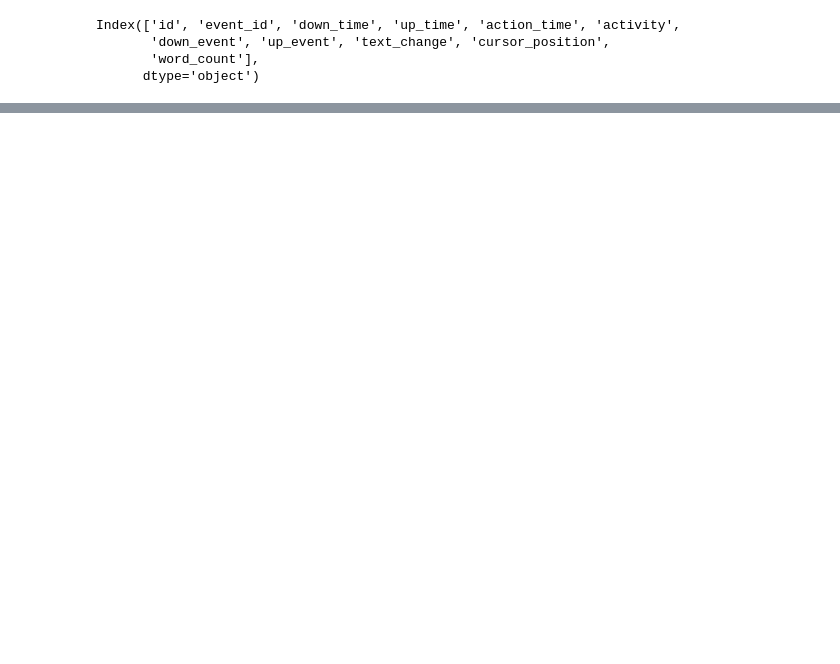
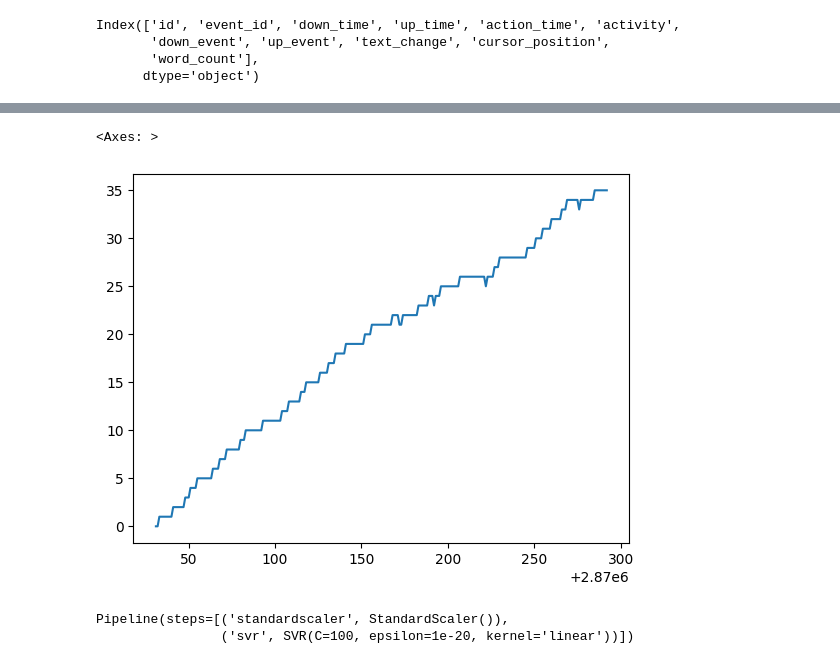
Before and after one commit to andresdevml/dl_writing_quality, a Jupyter notebook: data_wraling.ipynb, the cells around one changed output, grey strips where cells are left out. Cells and saved outputs as stored; diff of their text form; code cells hidden in the pictures; blank space fills up the shorter version.

```diff
--- a/data_wraling.ipynb
+++ b/data_wraling.ipynb
@@ -294,0 +377,5 @@ for id in list_id:
+# %%
+df_data['word_count'].plot()
+# %% [output]
+<Axes: >
+[figure, added]
@@ -294,0 +387,12 @@ for id in list_id:
+# %%
+x_word_count=np.arange(len(word_count)).reshape(-1,1)
+
+regr_wc = make_pipeline(StandardScaler(), svm.SVR(kernel='linear',C=100,
+                                                    epsilon=10e-21))
+
+regr_wc.fit(
+    x_word_count,
+    word_count)
+# %% [output]
+Pipeline(steps=[('standardscaler', StandardScaler()),
+                ('svr', SVR(C=100, epsilon=1e-20, kernel='linear'))])
```
Also changed, not shown: parts of 17 cells of this notebook.
